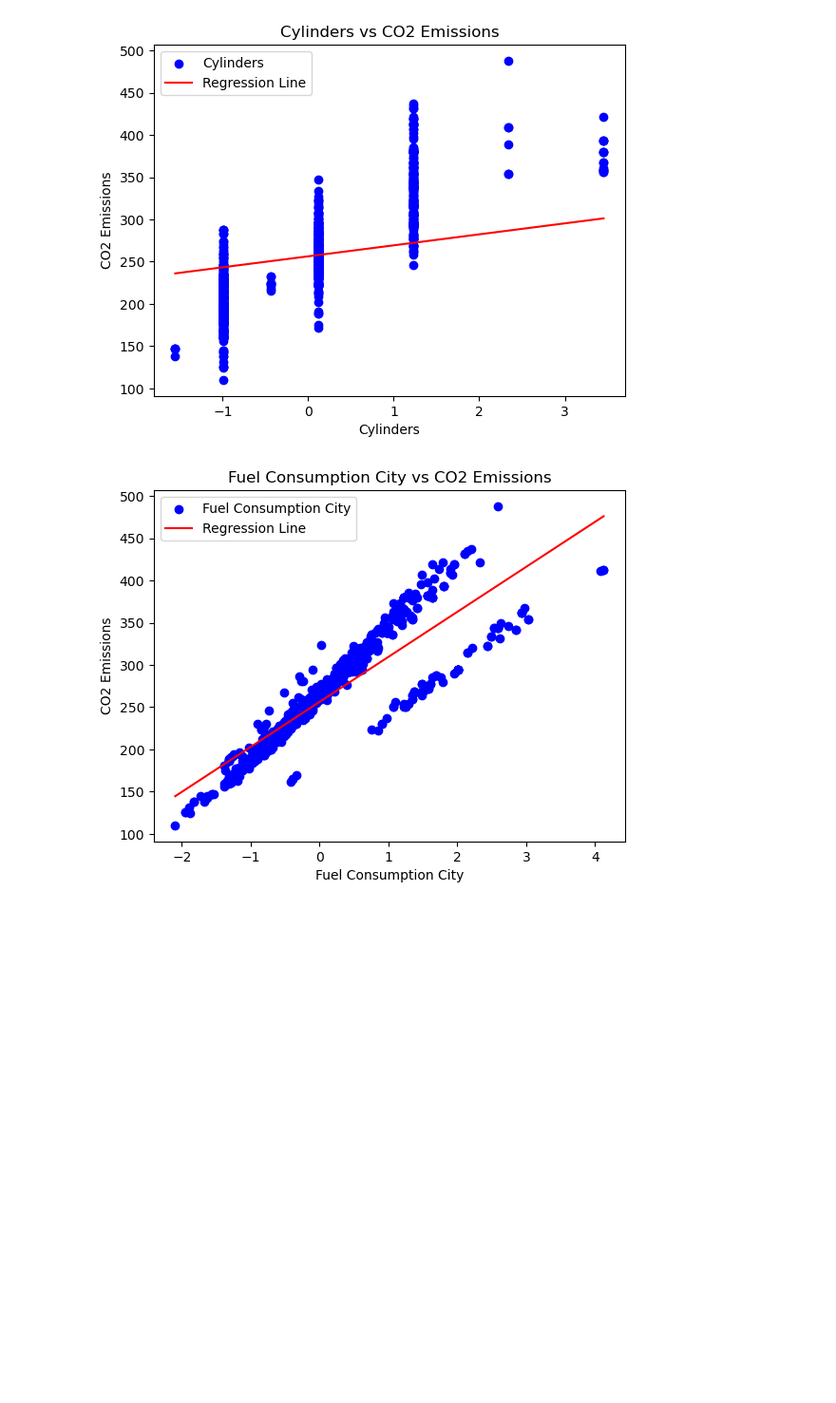
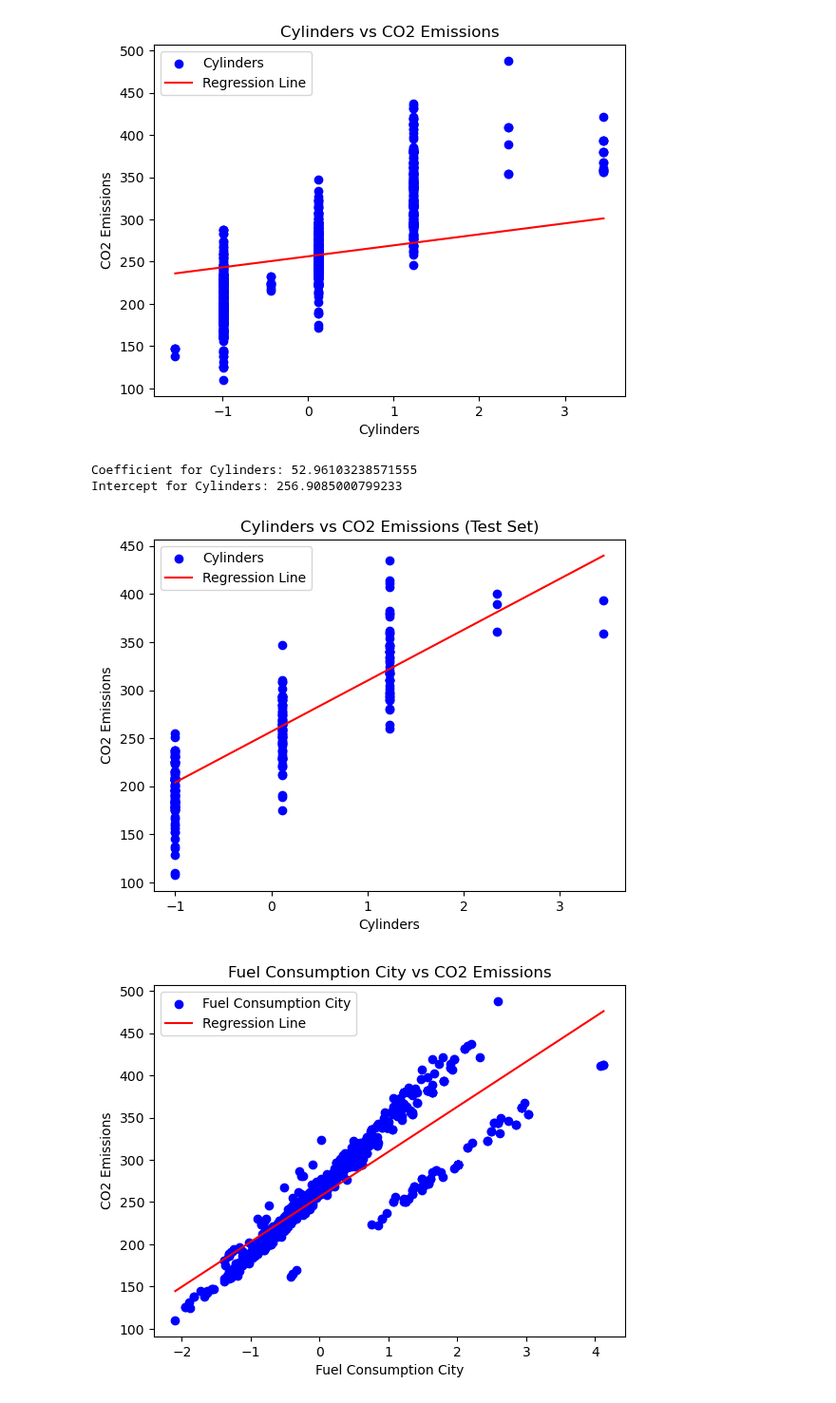
Before and after one commit to gps-stellar/Simple-Regression-Models, a Jupyter notebook: Multiple_Linear_Regression.ipynb, the cells around one changed output. Shown at 95% size. Saved outputs shown, nothing was run; the diff lists cells and outputs as text; code cells hidden in the pictures; blank space fills up the shorter version.

```diff
--- a/Multiple_Linear_Regression.ipynb
+++ b/Multiple_Linear_Regression.ipynb
@@ -237,6 +274,31 @@ plt.legend()
 plt.show()
 # %% [output]
 [figure]
+# %%
+X_train_2 = X_train[:,1]
+regressor_2 = linear_model.LinearRegression()
+regressor_2.fit(X_train_2.reshape(-1, 1), y_train)
+coef_2 = regressor_2.coef_[0]
+intercept_2 = regressor_2.intercept_
+print("Coefficient for Cylinders:", coef_2)
+print("Intercept for Cylinders:", intercept_2)
+# %% [output]
+Coefficient for Cylinders: 52.96103238571555
+Intercept for Cylinders: 256.9085000799233
+# %%
+X_test_2 = X_test[:,1]
+plt.scatter(X_test_2, y_test, color='blue', label='Cylinders')
+# Regression Line
+x_vals_2 = np.linspace(X_test_2.min(), X_test_2.max(), 100)
+y_vals_2 = coef_2 * x_vals_2 + intercept_2
+plt.plot(x_vals_2, y_vals_2, color='red', label='Regression Line')
+plt.xlabel('Cylinders')
+plt.ylabel('CO2 Emissions')
+plt.title('Cylinders vs CO2 Emissions (Test Set)')
+plt.legend()
+plt.show()
+# %% [output]
+[figure, added]
 # %%
 plt.scatter(X_train[:, 2], y_train, color='blue', label='Fuel Consumption City')
 # Regression Line
```
Also changed, not shown: parts of 4 cells of this notebook.
